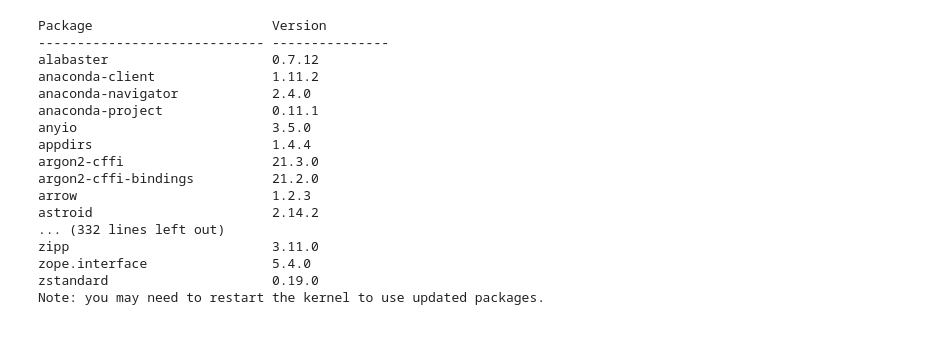
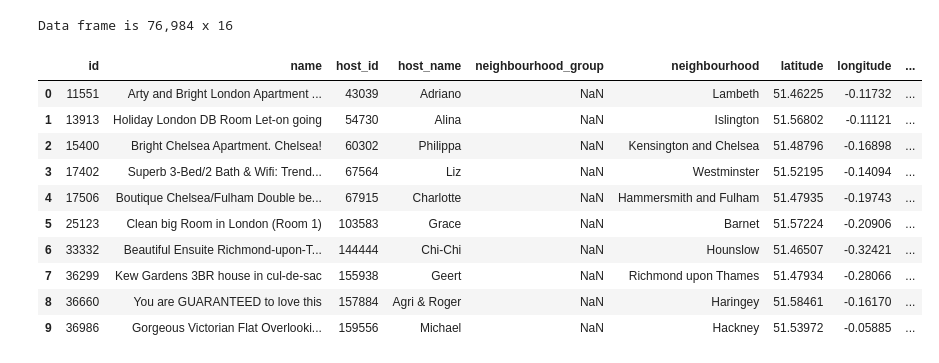
Before and after one commit to mxxxOrz12/CUMT-GIS-21, a Jupyter notebook: 空间分析与建模/空间统计学/code/learn.ipynb, the cells around one changed output. Cells and saved outputs as stored; diff of their text form; code cells hidden in the pictures; blank space fills up the shorter version.

```diff
--- a/空间分析与建模/空间统计学/code/learn.ipynb
+++ b/空间分析与建模/空间统计学/code/learn.ipynb
@@ -1,20 +0,0 @@
-# %%
-pip list
-# %% [output]
-Package                       Version
------------------------------ ---------------
-alabaster                     0.7.12
-anaconda-client               1.11.2
-anaconda-navigator            2.4.0
-anaconda-project              0.11.1
-anyio                         3.5.0
-appdirs                       1.4.4
-argon2-cffi                   21.3.0
-argon2-cffi-bindings          21.2.0
-arrow                         1.2.3
-astroid                       2.14.2
-... (332 lines left out)
-zipp                          3.11.0
-zope.interface                5.4.0
-zstandard                     0.19.0
-Note: you may need to restart the kernel to use updated packages.
@@ -20,0 +8,20 @@ Note: you may need to restart the kernel to use updated packages.
+# %%
+url = 'https://raw.githubusercontent.com/ChenYifan617/i2p-assessment2/main/listings.csv'
+df = pd.read_csv(url, sep=',')
+#输出dataframe的大小
+print(f"Data frame is {df.shape[0]:,} x {df.shape[1]}")
+#展示前5行数据
+df[0:10]
+# %% [output]
+Data frame is 76,984 x 16
+|  | id | name | host_id | host_name | neighbourhood_group | neighbourhood | latitude | longitude | ... |
+| 0 | 11551 | Arty and Bright London Apartment ... | 43039 | Adriano | NaN | Lambeth | 51.46225 | -0.11732 | ... |
+| 1 | 13913 | Holiday London DB Room Let-on going | 54730 | Alina | NaN | Islington | 51.56802 | -0.11121 | ... |
+| 2 | 15400 | Bright Chelsea Apartment. Chelsea! | 60302 | Philippa | NaN | Kensington and Chelsea | 51.48796 | -0.16898 | ... |
+| 3 | 17402 | Superb 3-Bed/2 Bath & Wifi: Trend... | 67564 | Liz | NaN | Westminster | 51.52195 | -0.14094 | ... |
+| 4 | 17506 | Boutique Chelsea/Fulham Double be... | 67915 | Charlotte | NaN | Hammersmith and Fulham | 51.47935 | -0.19743 | ... |
+| 5 | 25123 | Clean big Room in London (Room 1) | 103583 | Grace | NaN | Barnet | 51.57224 | -0.20906 | ... |
+| 6 | 33332 | Beautiful Ensuite Richmond-upon-T... | 144444 | Chi-Chi | NaN | Hounslow | 51.46507 | -0.32421 | ... |
+| 7 | 36299 | Kew Gardens 3BR house in cul-de-sac | 155938 | Geert | NaN | Richmond upon Thames | 51.47934 | -0.28066 | ... |
+| 8 | 36660 | You are GUARANTEED to love this | 157884 | Agri & Roger | NaN | Haringey | 51.58461 | -0.16170 | ... |
+| 9 | 36986 | Gorgeous Victorian Flat Overlooki... | 159556 | Michael | NaN | Hackney | 51.53972 | -0.05885 | ... |
```
Also changed, not shown: parts of 12 cells of this notebook, 6 other files.
